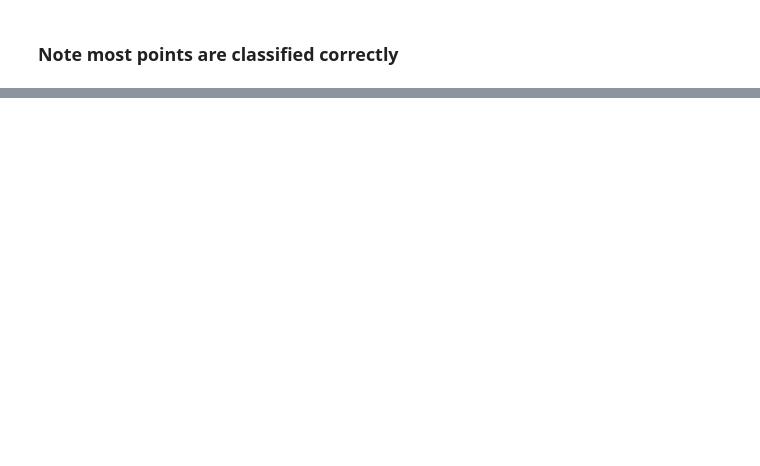
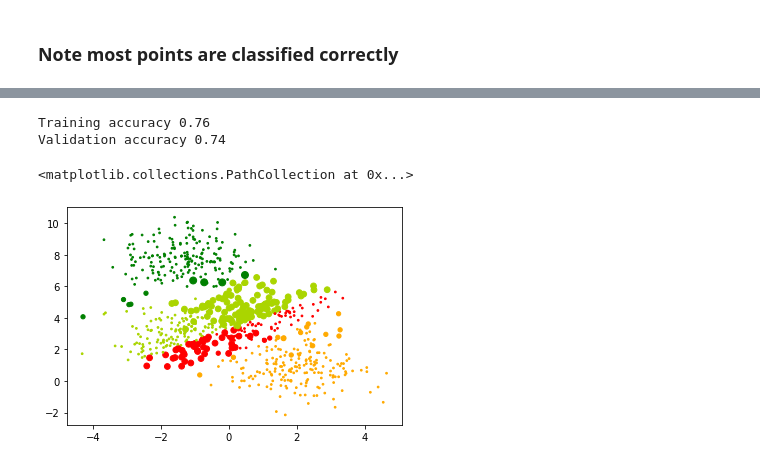
Before and after one commit to sonamkshenoy/Deep-Learning-Models, a Jupyter notebook: ScalarBackPropagation.ipynb, the cells around one changed output, grey strips where cells are left out. Drawn from its saved outputs; the diff is of its cells as text; code cells hidden in the pictures; blank space fills up the shorter version.

```diff
--- a/ScalarBackPropagation.ipynb
+++ b/ScalarBackPropagation.ipynb
@@ -349,0 +585,21 @@ plt.scatter(X_train[:,0], X_train[:,1], c=Y_pred_binarised_train, cmap = my_cmap
+# %%
+Y_pred_train = ffsn_multiclass.predict(X_train) # forward pass
+Y_pred_train_value = np.argmax(Y_pred_train,1)
+
+Y_pred_val = ffsn_multiclass.predict(X_val)
+Y_pred_val_value = np.argmax(Y_pred_val,1)
+
+accuracy_train = accuracy_score(Y_pred_train_value, Y_train)
+accuracy_val = accuracy_score(Y_pred_val_value, Y_val)
+
+# round to two digits
+print("Training accuracy", round(accuracy_train,2))
+print("Validation accuracy", round(accuracy_val, 2))
+# %% [output]
+Training accuracy 0.76
+Validation accuracy 0.74
+# %%
+plt.scatter(X_train[:,0], X_train[:,1], c=Y_pred_train_value, cmap = my_cmap, s = 15*(np.abs(Y_pred_train_value-Y_train)+.2))
+# %% [output]
+<matplotlib.collections.PathCollection at 0x...>
+[figure, added]
```
Also changed, not shown: parts of 13 cells of this notebook.
